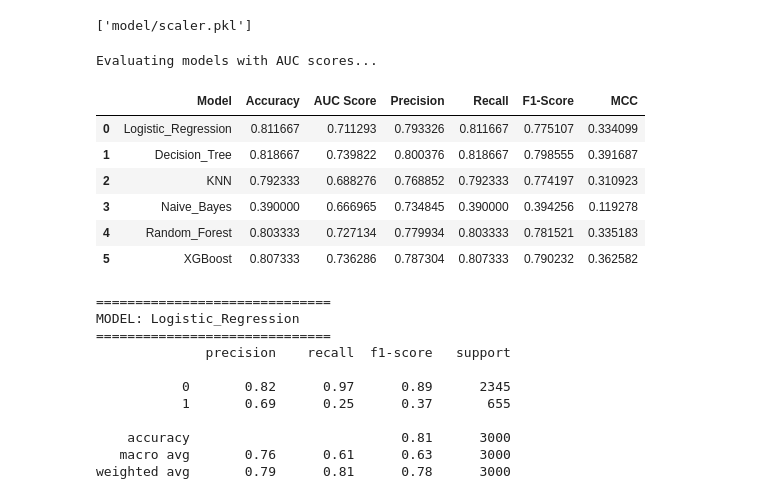
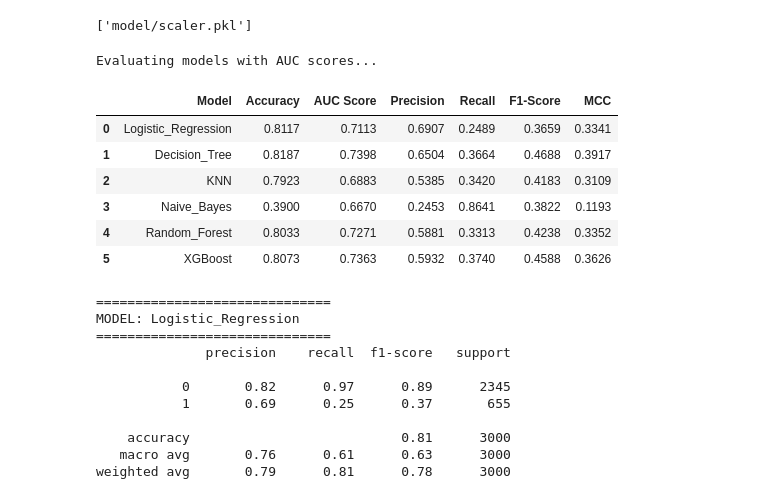
Before and after one commit to anirbansen2709/2025AA05327_ML_Assignment2, a Jupyter notebook: model/train_models.ipynb, the cells around one changed output. Saved outputs shown, nothing was run; the diff lists cells and outputs as text; code cells hidden in the pictures.

```diff
--- a/model/train_models.ipynb
+++ b/model/train_models.ipynb
@@ -116,43 +116,43 @@ All models trained and saved successfully.
 # %%
 # List to store results
 results = []
 
 print("Evaluating models with AUC scores...")
 
 for name, model in models.items():
     # 1. Select the correct data (Scaled vs Unscaled)
     current_X_test = X_test_scaled if name in ["Logistic_Regression", "KNN"] else X_test
 
     # 2. Generate predictions
     y_pred = model.predict(current_X_test)
 
     # 3. Generate probabilities for AUC (CRUCIAL STEP)
     # We take the probabilities for the positive class (column 1)
     y_prob = model.predict_proba(current_X_test)[:, 1]
 
     # 4. Calculate metrics
     results.append({
         "Model": name,
         "Accuracy": accuracy_score(y_test, y_pred),
         "AUC Score": roc_auc_score(y_test, y_prob),
-        "Precision": precision_score(y_test, y_pred, average='weighted'),
-        "Recall": recall_score(y_test, y_pred, average='weighted'),
-        "F1-Score": f1_score(y_test, y_pred, average='weighted'),
+        "Precision": precision_score(y_test, y_pred),
+        "Recall": recall_score(y_test, y_pred),
+        "F1-Score": f1_score(y_test, y_pred),
         "MCC": matthews_corrcoef(y_test, y_pred)
     })
 
 # 5. Display Table
 results_df = pd.DataFrame(results)
-display(results_df)
+display(results_df.round(4))
 # %% [output]
 Evaluating models with AUC scores...
 |  | Model | Accuracy | AUC Score | Precision | Recall | F1-Score | MCC |
-| 0 | Logistic_Regression | 0.811667 | 0.711293 | 0.793326 | 0.811667 | 0.775107 | 0.334099 |
-| 1 | Decision_Tree | 0.818667 | 0.739822 | 0.800376 | 0.818667 | 0.798555 | 0.391687 |
-| 2 | KNN | 0.792333 | 0.688276 | 0.768852 | 0.792333 | 0.774197 | 0.310923 |
-| 3 | Naive_Bayes | 0.390000 | 0.666965 | 0.734845 | 0.390000 | 0.394256 | 0.119278 |
-| 4 | Random_Forest | 0.803333 | 0.727134 | 0.779934 | 0.803333 | 0.781521 | 0.335183 |
-| 5 | XGBoost | 0.807333 | 0.736286 | 0.787304 | 0.807333 | 0.790232 | 0.362582 |
+| 0 | Logistic_Regression | 0.8117 | 0.7113 | 0.6907 | 0.2489 | 0.3659 | 0.3341 |
+| 1 | Decision_Tree | 0.8187 | 0.7398 | 0.6504 | 0.3664 | 0.4688 | 0.3917 |
+| 2 | KNN | 0.7923 | 0.6883 | 0.5385 | 0.3420 | 0.4183 | 0.3109 |
+| 3 | Naive_Bayes | 0.3900 | 0.6670 | 0.2453 | 0.8641 | 0.3822 | 0.1193 |
+| 4 | Random_Forest | 0.8033 | 0.7271 | 0.5881 | 0.3313 | 0.4238 | 0.3352 |
+| 5 | XGBoost | 0.8073 | 0.7363 | 0.5932 | 0.3740 | 0.4588 | 0.3626 |
 # %%
 # Classification Report and Confusion Matrix Visualization
 from sklearn.metrics import confusion_matrix, classification_report
```
